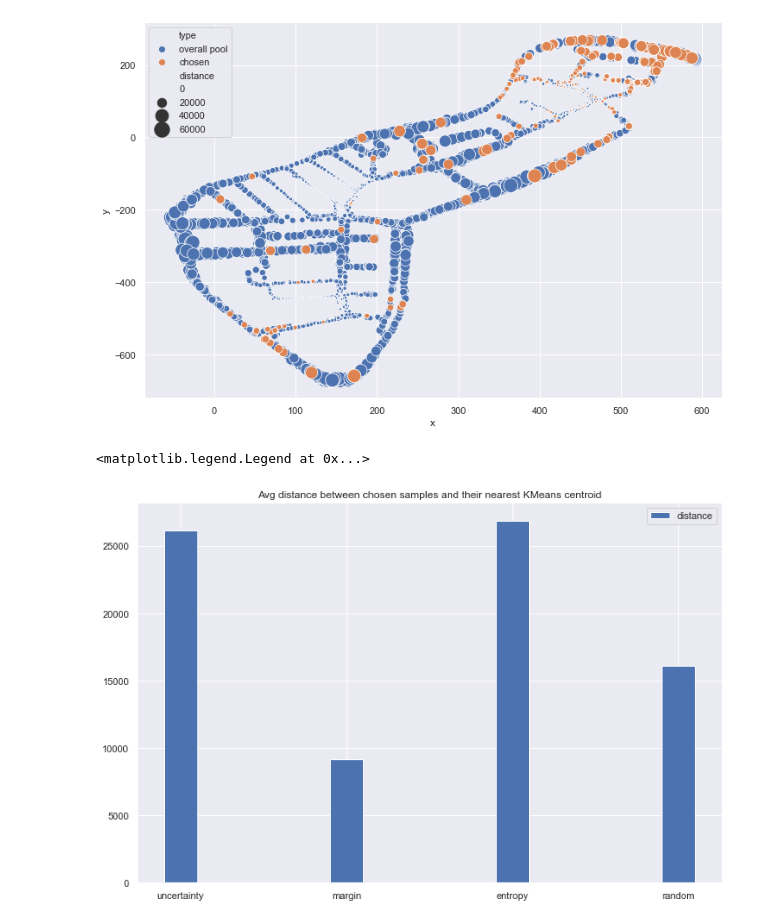
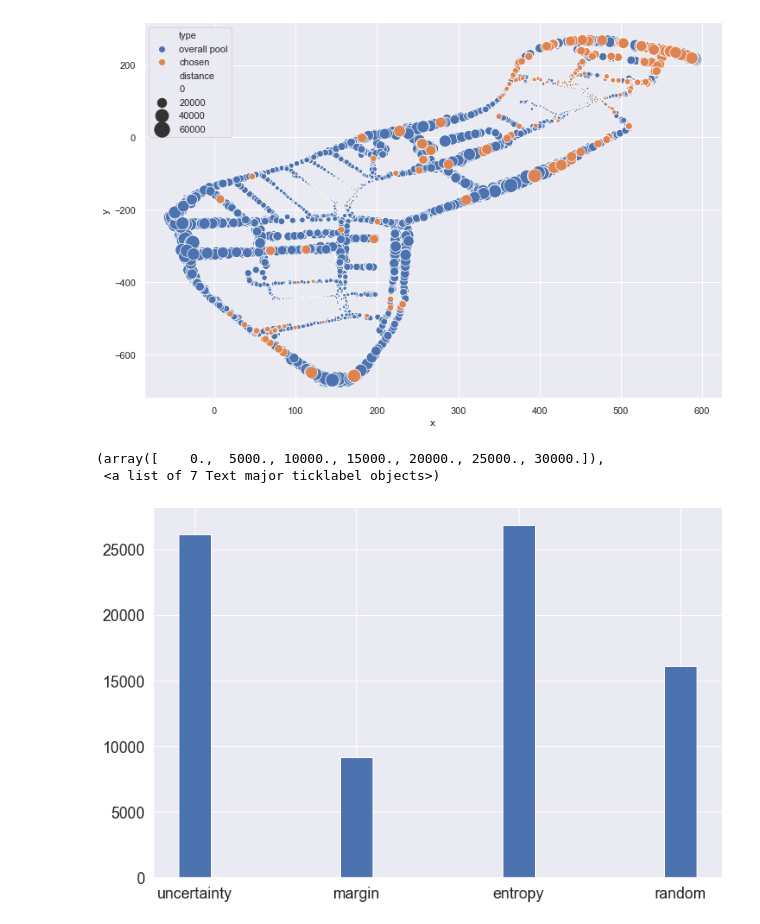
Before and after one commit to telenovelachuan/data_science, a Jupyter notebook: master_project/active_learning.ipynb, the cells around one changed output. Drawn from its saved outputs; the diff is of its cells as text; code cells hidden in the pictures.

```diff
--- a/master_project/active_learning.ipynb
+++ b/master_project/active_learning.ipynb
@@ -403,17 +406,22 @@ mses_uncertainty_all = list(mse_dict_uncertainty_all.values())
 mses_margin_all = list(mse_dict_margin_all.values())
 mses_entropy_all = list(mse_dict_entropy_all.values())
 
-
+font_size = 16
+import matplotlib.ticker as ticker
 sns.set()
-plt.figure(figsize=(12, 6))
+fig, ax = plt.subplots(figsize=(12, 6))
+#plt.figure(figsize=(12, 6))
 plt.plot(n_queries, mses_random_all, label="random sampling")
 plt.plot(n_queries, mses_uncertainty_all, label="uncertainty sampling")
 plt.plot(n_queries, mses_margin_all, label="margin sampling")
 plt.plot(n_queries, mses_entropy_all, label="entropy sampling")
 
+plt.ylabel("mse", fontsize=font_size)
+plt.xlabel("n_queries", fontsize=font_size)
+plt.legend(prop={'size': font_size})
+plt.xticks(fontsize=font_size)
+plt.yticks(fontsize=font_size)
 
-plt.ylabel("mse")
-plt.xlabel("n_queries")
-plt.legend()
 plt.ylim((0, 130000))
+ax.yaxis.set_major_formatter(ticker.EngFormatter())
 # %% [output]
@@ -556,6 +570,9 @@ sns.scatterplot(x="x", y="y", data=df_concat, hue="type", size="distance", sizes
 [figure]
 # %%
 # get the distance of every chosen dots to its nearest centroid, for random sampling strategy
+centroid0 = (df_pool[df_pool["cluster"]==0]["x"].mean(), df_pool[df_pool["cluster"]==0]["y"].mean(), df_pool[df_pool["cluster"]==0]["z"].mean())
+centroid1 = (df_pool[df_pool["cluster"]==1]["x"].mean(), df_pool[df_pool["cluster"]==1]["y"].mean(), df_pool[df_pool["cluster"]==1]["z"].mean())
+centroid2 = (df_pool[df_pool["cluster"]==2]["x"].mean(), df_pool[df_pool["cluster"]==2]["y"].mean(), df_pool[df_pool["cluster"]==2]["z"].mean())
 
 def cal_distance_to_nearest(row):
     if row["nearest"] == 0:
@@ -566,37 +583,51 @@ def cal_distance_to_nearest(row):
         _ct = centroid2
     return np.square(row["x"] - _ct[0]) + np.square(row["y"] - _ct[1]) + np.square(row["z"] - _ct[2])
 
+
+def get_nearest_centroid(row):
+    distances = [np.square(row["x"] - centroid0[0]) + np.square(row["y"] - centroid0[1]) + np.square(row["z"] - centroid0[2]),
+                 np.square(row["x"] - centroid1[0]) + np.square(row["y"] - centroid1[1]) + np.square(row["z"] - centroid1[2]),
+                 np.square(row["x"] - centroid2[0]) + np.square(row["y"] - centroid2[1]) + np.square(row["z"] - centroid2[2]),]
+    return np.argmin(distances)
+
+
+df_chosen_random = pd.read_csv("chosen/cnn_ae_al_random_all_chosen.csv", index_col=0)
 df_chosen_random["nearest"] = df_chosen_random.apply(lambda row: get_nearest_centroid(row), axis=1)
 df_chosen_random["distance"] = df_chosen_random.apply(lambda row: cal_distance_to_nearest(row), axis=1)
 dist2_random = df_chosen_random["distance"].mean()
 
 df_chosen_uncertainty = pd.read_csv("chosen/cnn_ae_al_uncertainty_all_chosen.csv", index_col=0)
 df_chosen_uncertainty["nearest"] = df_chosen_uncertainty.apply(lambda row: get_nearest_centroid(row), axis=1)
 df_chosen_uncertainty["distance"] = df_chosen_uncertainty.apply(lambda row: cal_distance_to_nearest(row), axis=1)
 dist2_uncertainty = df_chosen_uncertainty["distance"].mean()
 
 df_chosen_margin = pd.read_csv("chosen/cnn_ae_al_margin_all_chosen.csv", index_col=0)
 df_chosen_margin["nearest"] = df_chosen_margin.apply(lambda row: get_nearest_centroid(row), axis=1)
 df_chosen_margin["distance"] = df_chosen_margin.apply(lambda row: cal_distance_to_nearest(row), axis=1)
 dist2_margin = df_chosen_margin["distance"].mean()
 
 df_chosen_entropy = pd.read_csv("chosen/cnn_ae_al_entropy_all_chosen.csv", index_col=0)
 df_chosen_entropy["nearest"] = df_chosen_entropy.apply(lambda row: get_nearest_centroid(row), axis=1)
 df_chosen_entropy["distance"] = df_chosen_entropy.apply(lambda row: cal_distance_to_nearest(row), axis=1)
 dist2_entropy = df_chosen_entropy["distance"].mean()
 
 labels = ["uncertainty", "margin", "entropy", "random"]
 plt.figure(figsize=(12, 8))
 ax = plt.subplot(111)
 width = 0.2
 x = np.arange(len(labels))
 
 ax.bar(x, [dist2_uncertainty, dist2_margin, dist2_entropy, dist2_random], width=width, label="distance")
 
 ax.set_xticks(x)
 ax.set_xticklabels(labels)
-plt.title("Avg distance between chosen samples and their nearest KMeans centroid")
-plt.legend()
+#plt.title("Avg distance between chosen samples and their nearest KMeans centroid")
+#plt.legend()
+
+#plt.legend(prop={'size': font_size})
+plt.xticks(fontsize=font_size)
+plt.yticks(fontsize=font_size)
 # %% [output]
-<matplotlib.legend.Legend at 0x...>
+(array([    0.,  5000., 10000., 15000., 20000., 25000., 30000.]),
+ <a list of 7 Text major ticklabel objects>)
-[figure, old version]
+[figure, new version]
```
Also changed, not shown: parts of 5 cells of this notebook, 4 other files.
